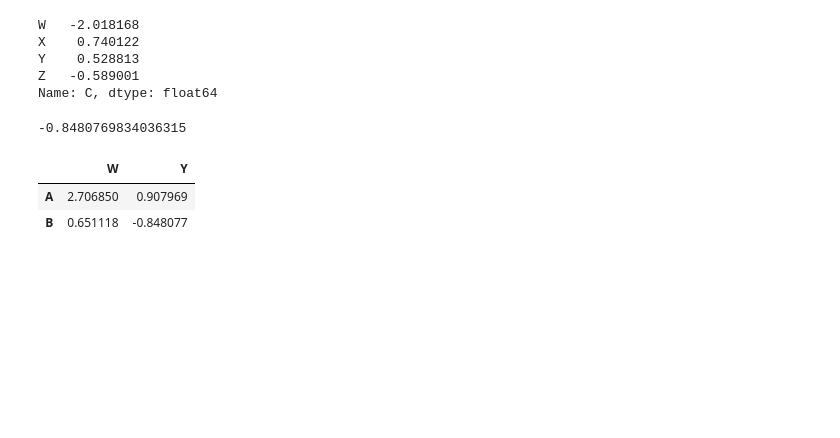
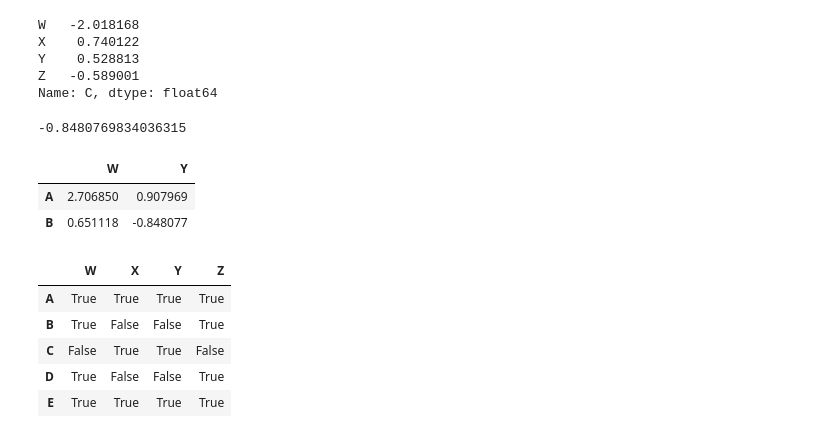
Before and after one commit to bttodd11/Python_DataScience, a Jupyter notebook: Section-6-Pandas/Pandas - DataFrames.ipynb, the cells around one changed output. Saved outputs shown, nothing was run; the diff lists cells and outputs as text; code cells hidden in the pictures; blank space fills up the shorter version.

```diff
--- a/Section-6-Pandas/Pandas - DataFrames.ipynb
+++ b/Section-6-Pandas/Pandas - DataFrames.ipynb
@@ -114,3 +114,15 @@ df.loc[['A','B'],['W','Y']]
 |  | W | Y |
 | A | 2.706850 | 0.907969 |
 | B | 0.651118 | -0.848077 |
+# %%
+# Checks to see if the cells are greater then 0
+booldf = df > 0
+# %%
+booldf
+# %% [output]
+|  | W | X | Y | Z |
+| A | True | True | True | True |
+| B | True | False | False | True |
+| C | False | True | True | False |
+| D | True | False | False | True |
+| E | True | True | True | True |
```
Also changed, not shown: parts of 15 cells of this notebook, 1 other file.
